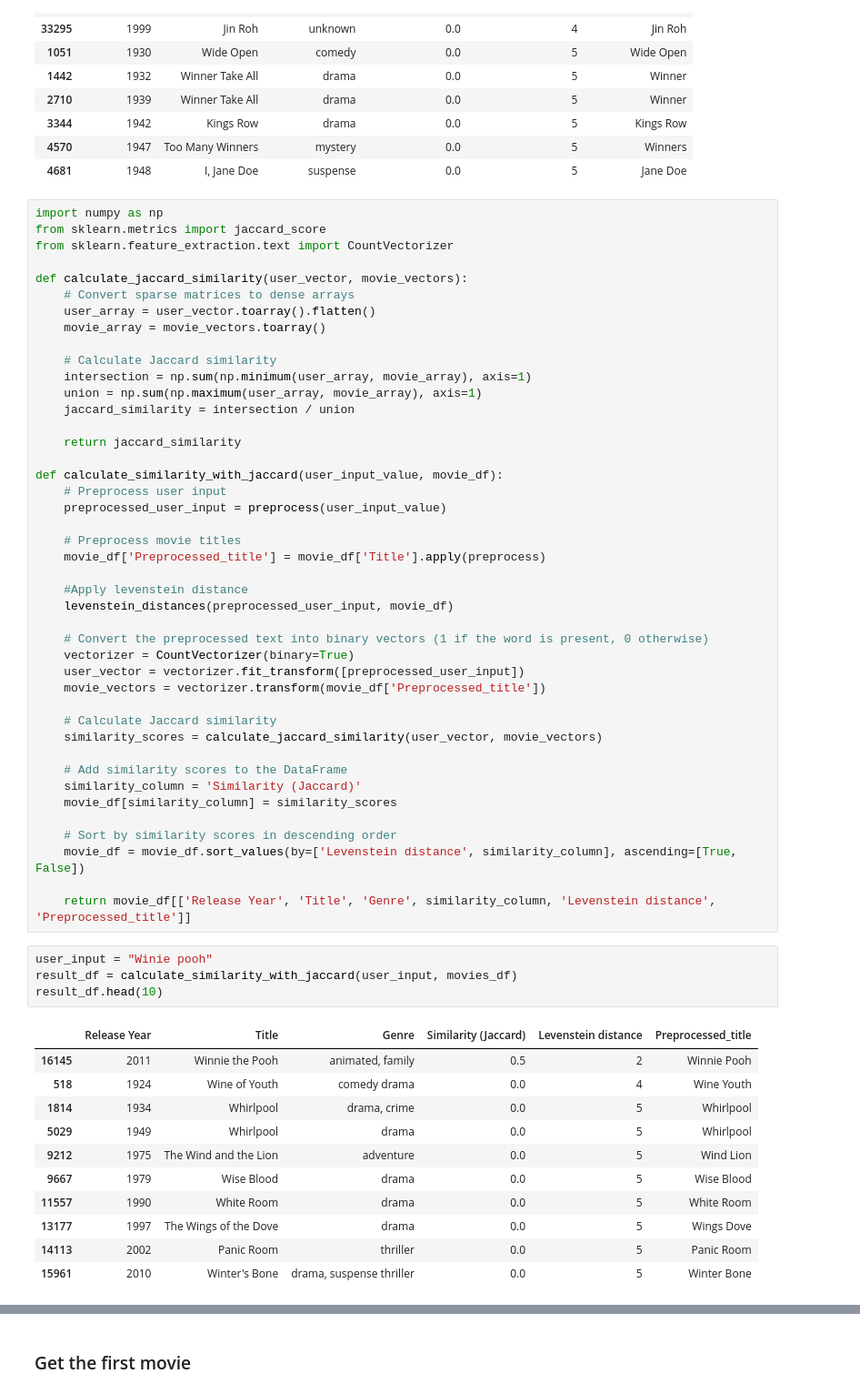
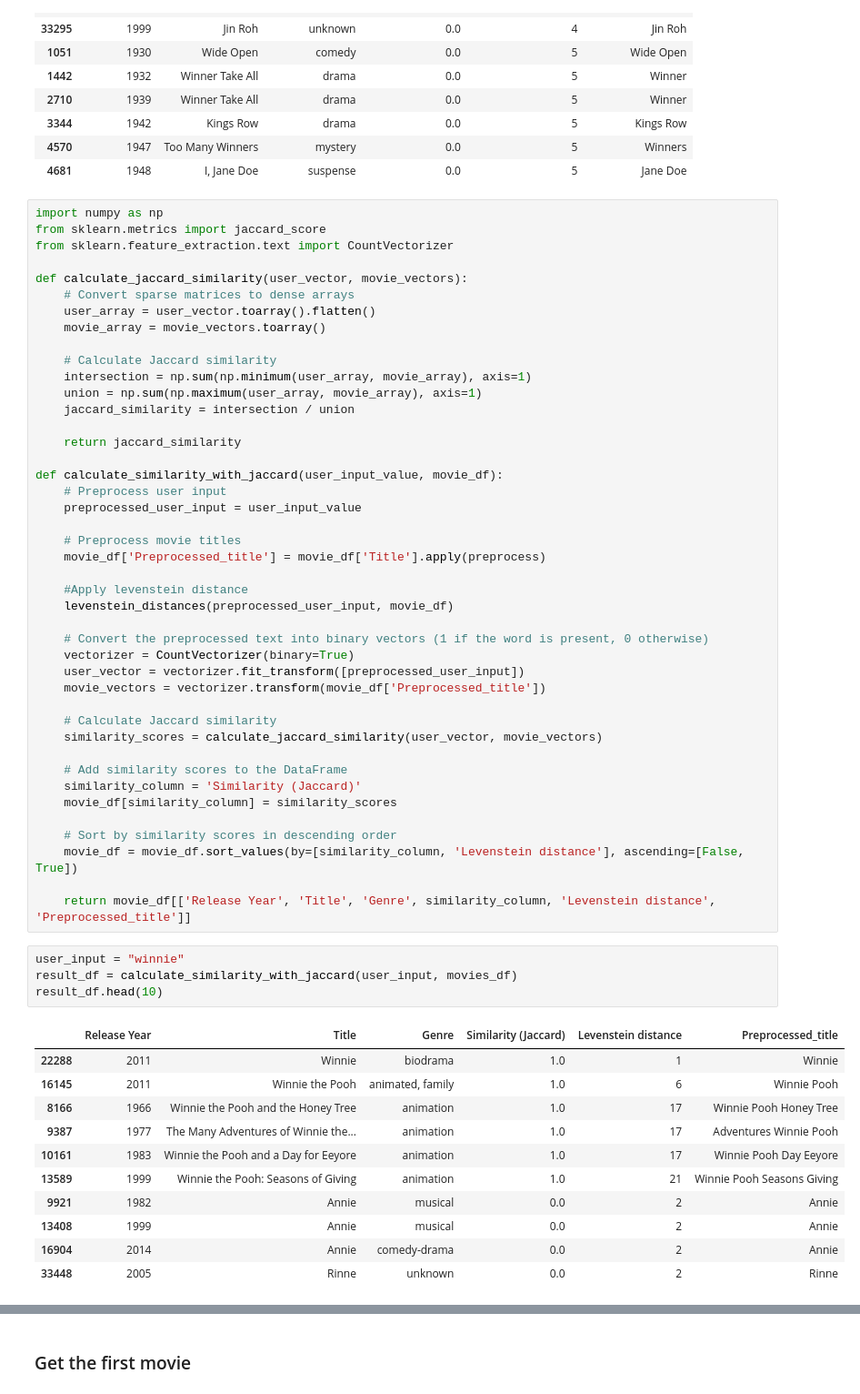
Before and after one commit to AnnilaMunsaf/InformationRetrievalProject, a Jupyter notebook: Genre_movies_retrieval_system.ipynb, the cells around one changed output, grey strips where cells are left out. Shown at 91% size. Saved outputs shown, nothing was run; the diff lists cells and outputs as text.

```diff
--- a/Genre_movies_retrieval_system.ipynb
+++ b/Genre_movies_retrieval_system.ipynb
@@ -469,7 +469,7 @@ def calculate_jaccard_similarity(user_vector, movie_vectors):
 
 def calculate_similarity_with_jaccard(user_input_value, movie_df):
     # Preprocess user input
-    preprocessed_user_input = preprocess(user_input_value)
+    preprocessed_user_input = user_input_value
 
     # Preprocess movie titles
     movie_df['Preprocessed_title'] = movie_df['Title'].apply(preprocess)
@@ -490,22 +490,22 @@ def calculate_similarity_with_jaccard(user_input_value, movie_df):
     movie_df[similarity_column] = similarity_scores
 
     # Sort by similarity scores in descending order
-    movie_df = movie_df.sort_values(by=['Levenstein distance', similarity_column], ascending=[True, False])
+    movie_df = movie_df.sort_values(by=[similarity_column, 'Levenstein distance'], ascending=[False, True])
 
     return movie_df[['Release Year', 'Title', 'Genre', similarity_column, 'Levenstein distance', 'Preprocessed_title']]
 # %%
-user_input = "Winie pooh"
+user_input = "winnie"
 result_df = calculate_similarity_with_jaccard(user_input, movies_df)
 result_df.head(10)
 # %% [output]
 |  | Release Year | Title | Genre | Similarity (Jaccard) | Levenstein distance | Preprocessed_title |
-| 16145 | 2011 | Winnie the Pooh | animated, family | 0.5 | 2 | Winnie Pooh |
-| 518 | 1924 | Wine of Youth | comedy drama | 0.0 | 4 | Wine Youth |
-| 1814 | 1934 | Whirlpool | drama, crime | 0.0 | 5 | Whirlpool |
-| 5029 | 1949 | Whirlpool | drama | 0.0 | 5 | Whirlpool |
-| 9212 | 1975 | The Wind and the Lion | adventure | 0.0 | 5 | Wind Lion |
-| 9667 | 1979 | Wise Blood | drama | 0.0 | 5 | Wise Blood |
-| 11557 | 1990 | White Room | drama | 0.0 | 5 | White Room |
-| 13177 | 1997 | The Wings of the Dove | drama | 0.0 | 5 | Wings Dove |
-| 14113 | 2002 | Panic Room | thriller | 0.0 | 5 | Panic Room |
-| 15961 | 2010 | Winter's Bone | drama, suspense thriller | 0.0 | 5 | Winter Bone |
+| 22288 | 2011 | Winnie | biodrama | 1.0 | 1 | Winnie |
+| 16145 | 2011 | Winnie the Pooh | animated, family | 1.0 | 6 | Winnie Pooh |
+| 8166 | 1966 | Winnie the Pooh and the Honey Tree | animation | 1.0 | 17 | Winnie Pooh Honey Tree |
+| 9387 | 1977 | The Many Adventures of Winnie the... | animation | 1.0 | 17 | Adventures Winnie Pooh |
+| 10161 | 1983 | Winnie the Pooh and a Day for Eeyore | animation | 1.0 | 17 | Winnie Pooh Day Eeyore |
+| 13589 | 1999 | Winnie the Pooh: Seasons of Giving | animation | 1.0 | 21 | Winnie Pooh Seasons Giving |
+| 9921 | 1982 | Annie | musical | 0.0 | 2 | Annie |
+| 13408 | 1999 | Annie | musical | 0.0 | 2 | Annie |
+| 16904 | 2014 | Annie | comedy-drama | 0.0 | 2 | Annie |
+| 33448 | 2005 | Rinne | unknown | 0.0 | 2 | Rinne |
```
Also changed, not shown: parts of 11 cells of this notebook, 2 other files.
